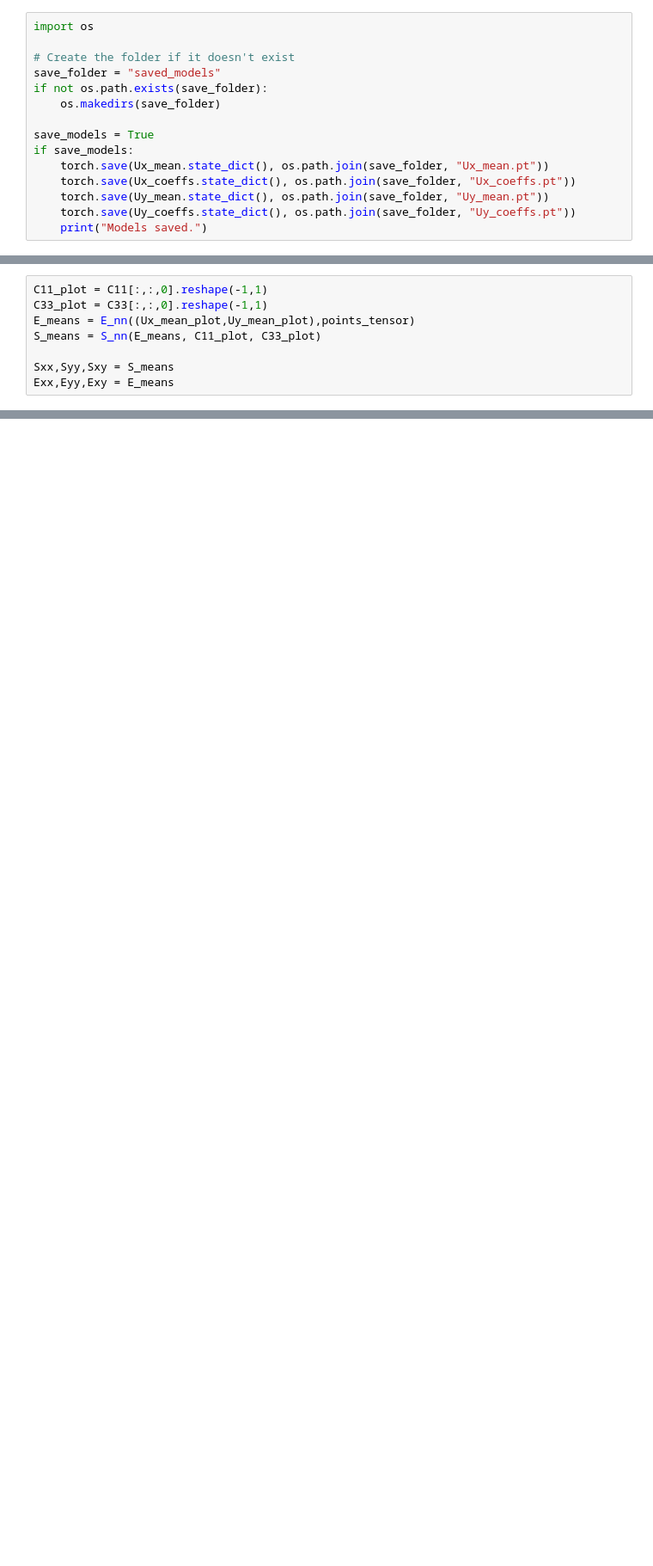
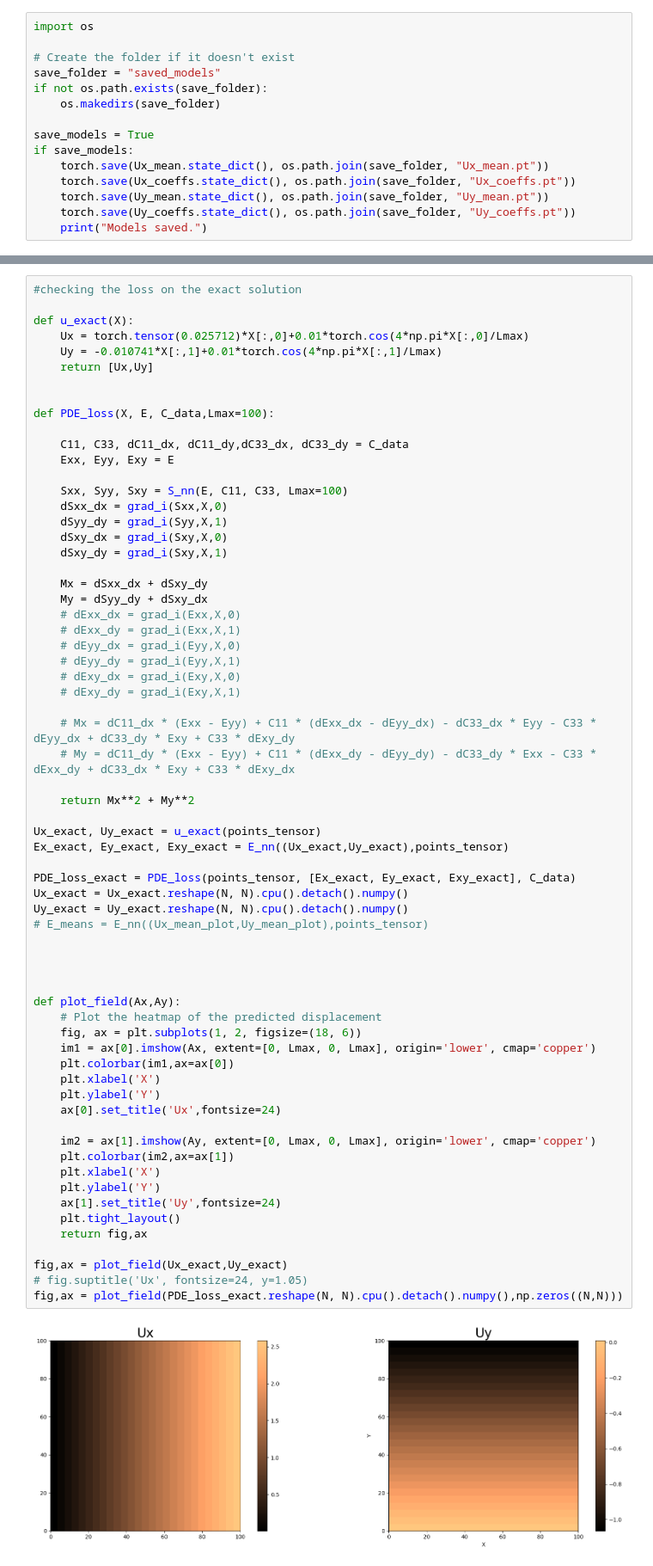
Before and after one commit to bonneted/pinn-cm, a Jupyter notebook: UQ/thin_plate.ipynb, the cells around one changed output, grey strips where cells are left out. Shown at 86% size. Cells and saved outputs as stored; diff of their text form; blank space fills up the shorter version.

```diff
--- a/UQ/thin_plate.ipynb
+++ b/UQ/thin_plate.ipynb
@@ -632,8 +644,0 @@ fig,ax = plot_field(S_means[0],S_means[1])
-# %%
-C11_plot = C11[:,:,0].reshape(-1,1)
-C33_plot = C33[:,:,0].reshape(-1,1)
-E_means = E_nn((Ux_mean_plot,Uy_mean_plot),points_tensor)
-S_means = S_nn(E_means, C11_plot, C33_plot)
-
-Sxx,Syy,Sxy = S_means
-Exx,Eyy,Exy = E_means
@@ -641,0 +645,67 @@ TypeError: ones_like(): argument 'input' (position 1) must be Tensor, not numpy.
+# %%
+#checking the loss on the exact solution
+
+def u_exact(X):
+    Ux = torch.tensor(0.025712)*X[:,0]+0.01*torch.cos(4*np.pi*X[:,0]/Lmax)
+    Uy = -0.010741*X[:,1]+0.01*torch.cos(4*np.pi*X[:,1]/Lmax)
+    return [Ux,Uy]
+
+
+def PDE_loss(X, E, C_data,Lmax=100):
+
+    C11, C33, dC11_dx, dC11_dy,dC33_dx, dC33_dy = C_data
+    Exx, Eyy, Exy = E
+
+    Sxx, Syy, Sxy = S_nn(E, C11, C33, Lmax=100)
+    dSxx_dx = grad_i(Sxx,X,0)
+    dSyy_dy = grad_i(Syy,X,1)
+    dSxy_dx = grad_i(Sxy,X,0)
+    dSxy_dy = grad_i(Sxy,X,1)
+
+    Mx = dSxx_dx + dSxy_dy
+    My = dSyy_dy + dSxy_dx
+    # dExx_dx = grad_i(Exx,X,0)
+    # dExx_dy = grad_i(Exx,X,1)
+    # dEyy_dx = grad_i(Eyy,X,0)
+    # dEyy_dy = grad_i(Eyy,X,1)
+    # dExy_dx = grad_i(Exy,X,0)
+    # dExy_dy = grad_i(Exy,X,1)
+
+    # Mx = dC11_dx * (Exx - Eyy) + C11 * (dExx_dx - dEyy_dx) - dC33_dx * Eyy - C33 * dEyy_dx + dC33_dy * Exy + C33 * dExy_dy
+    # My = dC11_dy * (Exx - Eyy) + C11 * (dExx_dy - dEyy_dy) - dC33_dy * Exx - C33 * dExx_dy + dC33_dx * Exy + C33 * dExy_dx
+
+    return Mx**2 + My**2
+
+Ux_exact, Uy_exact = u_exact(points_tensor)
+Ex_exact, Ey_exact, Exy_exact = E_nn((Ux_exact,Uy_exact),points_tensor)
+
+PDE_loss_exact = PDE_loss(points_tensor, [Ex_exact, Ey_exact, Exy_exact], C_data)
+Ux_exact = Ux_exact.reshape(N, N).cpu().detach().numpy()
+Uy_exact = Uy_exact.reshape(N, N).cpu().detach().numpy()
+# E_means = E_nn((Ux_mean_plot,Uy_mean_plot),points_tensor)
+
+
+
+
+def plot_field(Ax,Ay):
+    # Plot the heatmap of the predicted displacement
+    fig, ax = plt.subplots(1, 2, figsize=(18, 6))
+    im1 = ax[0].imshow(Ax, extent=[0, Lmax, 0, Lmax], origin='lower', cmap='copper')
+    plt.colorbar(im1,ax=ax[0])
+    plt.xlabel('X')
+    plt.ylabel('Y')
+    ax[0].set_title('Ux',fontsize=24)
+
+    im2 = ax[1].imshow(Ay, extent=[0, Lmax, 0, Lmax], origin='lower', cmap='copper')
+    plt.colorbar(im2,ax=ax[1])
+    plt.xlabel('X')
+    plt.ylabel('Y')
+    ax[1].set_title('Uy',fontsize=24)
+    plt.tight_layout()
+    return fig,ax
+
+fig,ax = plot_field(Ux_exact,Uy_exact)
+# fig.suptitle('Ux', fontsize=24, y=1.05)
+fig,ax = plot_field(PDE_loss_exact.reshape(N, N).cpu().detach().numpy(),np.zeros((N,N)))
+# %% [output]
+[figure, added]
```
Also changed, not shown: parts of 10 cells of this notebook.
